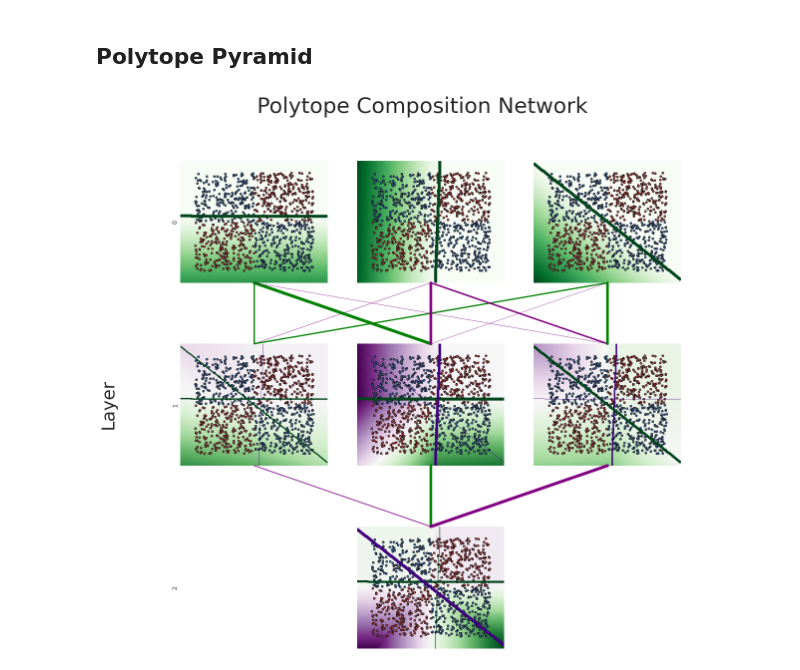
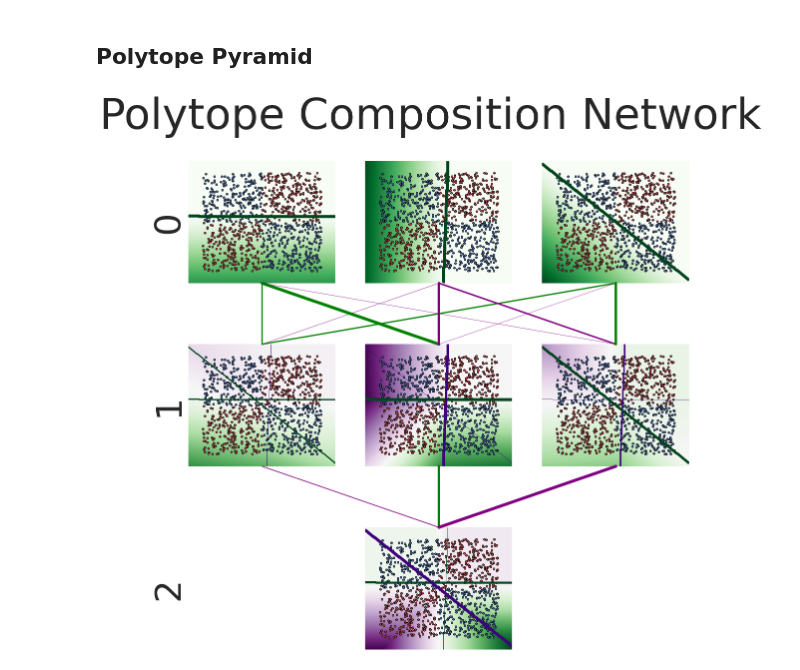
Before and after one commit to neurodata/kdg_will, a Jupyter notebook: Neural_Polytopes.ipynb, the cells around one changed output. Drawn from its saved outputs; the diff is of its cells as text; code cells hidden in the pictures.

```diff
--- a/Neural_Polytopes.ipynb
+++ b/Neural_Polytopes.ipynb
@@ -69,15 +66,14 @@ Done training. Acc = 0.99 > Acc Thresh = 0.95.
 ## Polytope Pyramid
 # %%
 figs, axs = plt.subplots(3, width, figsize = (6 * width, 6 * 3))
-sns.set(font_scale = 3)
+sns.set(font_scale = 6)
 plt.subplots_adjust(hspace=0.5)
 figs.text(0.5, 0.04, '', ha='center')
-figs.text(0.0, 0.47, 'Layer', ha='left', rotation = 90)
+#figs.text(0.0, 0.47, 'Layer', ha='left', rotation = 90)
 
 figs.suptitle("Polytope Composition Network")
 
 for i, ax in enumerate(axs.flat):
-    ax.set_xlabel(i, fontsize = 6)
     ax.set_xticks([])
     ax.set_yticks([])
     ax.set_xlabel('')
@@ -88,13 +84,15 @@ for i, ax in enumerate(axs.flat):
     for side in {"right", "left", "top", "bottom"}:
         ax.spines[side].set_visible(False)
 
+#for layer_idx in range(3):
+    axs[layer_idx][0].set_ylabel(str(layer_idx))
+
 input_weights, penultimate_weights, ultimate_weights = [network.layers[i].get_weights()[0] for i in {0, 1, 2}]
 second_layer_preactivations = np.matmul(np.c_[xx.ravel(), yy.ravel()], input_weights) + network.layers[0].get_weights()[1]
 second_layer_activations = second_layer_preactivations * (second_layer_preactivations > 0).astype('int')
 penultimate_preactivations = np.matmul(second_layer_activations, penultimate_weights) + network.layers[1].get_weights()[1]
 
-for layer_idx in range(3):
-    axs[layer_idx][0].set_ylabel(str(layer_idx))
+
 
 for second_node in range(width):
     node_activations = second_layer_activations[:, second_node].reshape(xx.shape)
@@ -180,31 +178,31 @@ for second_node in range(width):
     second_polytope_activations = second_layer_activations[:, second_node]
     axs[2][int(width / 2)].contour(xx,
                                        yy,
                                        second_polytope_activations.reshape(xx.shape),
                                        levels=[0],
                                        cmap="Greens" if second_polytope_widths[second_node] > 0 else "Purples",
                                        vmin = -1,
                                        vmax = 0,
                                        linewidths = 6 * np.abs(second_polytope_widths[second_node]) / np.max(np.abs(second_polytope_widths)))
 
   #axs[1][penultimate_node].contour(xx, yy, penultimate_polytope_activations, levels=[0], cmap="Greys_r")
 penultimate_activations = penultimate_preactivations * (penultimate_preactivations > 0).astype('int')
 ultimate_preactivations = np.matmul(penultimate_activations, ultimate_weights).reshape(xx.shape) + network.layers[2].get_weights()[1]
 axs[2][int(width / 2)].pcolormesh(xx,
                                yy,
                                ultimate_preactivations,
                                cmap="PRGn",
                                vmin = -np.max(np.abs(ultimate_preactivations)),
                                vmax = np.max(np.abs(ultimate_preactivations)))
 
 
 #axs[2][int(width / 2)].contour(xx, yy, final_preactivations, levels=[0], cmap="Greys_r")
 
 # Plot the training points
 for y_val in range(2):
   idx = np.where(y == y_val)
   axs[2][int(width / 2)].scatter(X[idx, 0], X[idx, 1], c='rb'[y_val], label='Class {}'.format(y_val),
               s=15, edgecolor = 'black')
 plt.show()
 # %% [output]
-[figure, old version]
+[figure, new version]
```
Also changed, not shown: parts of 1 cell of this notebook.
